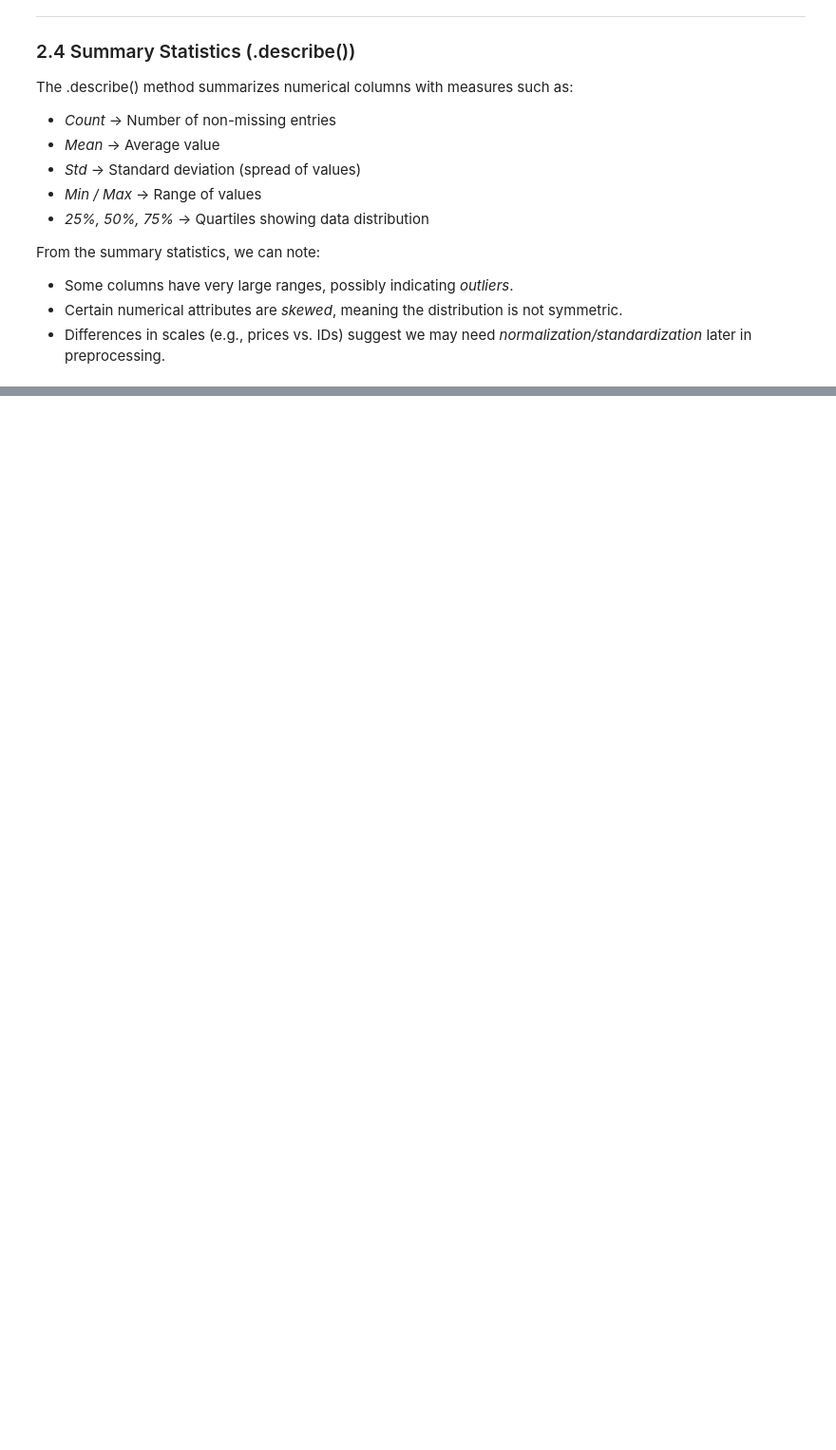
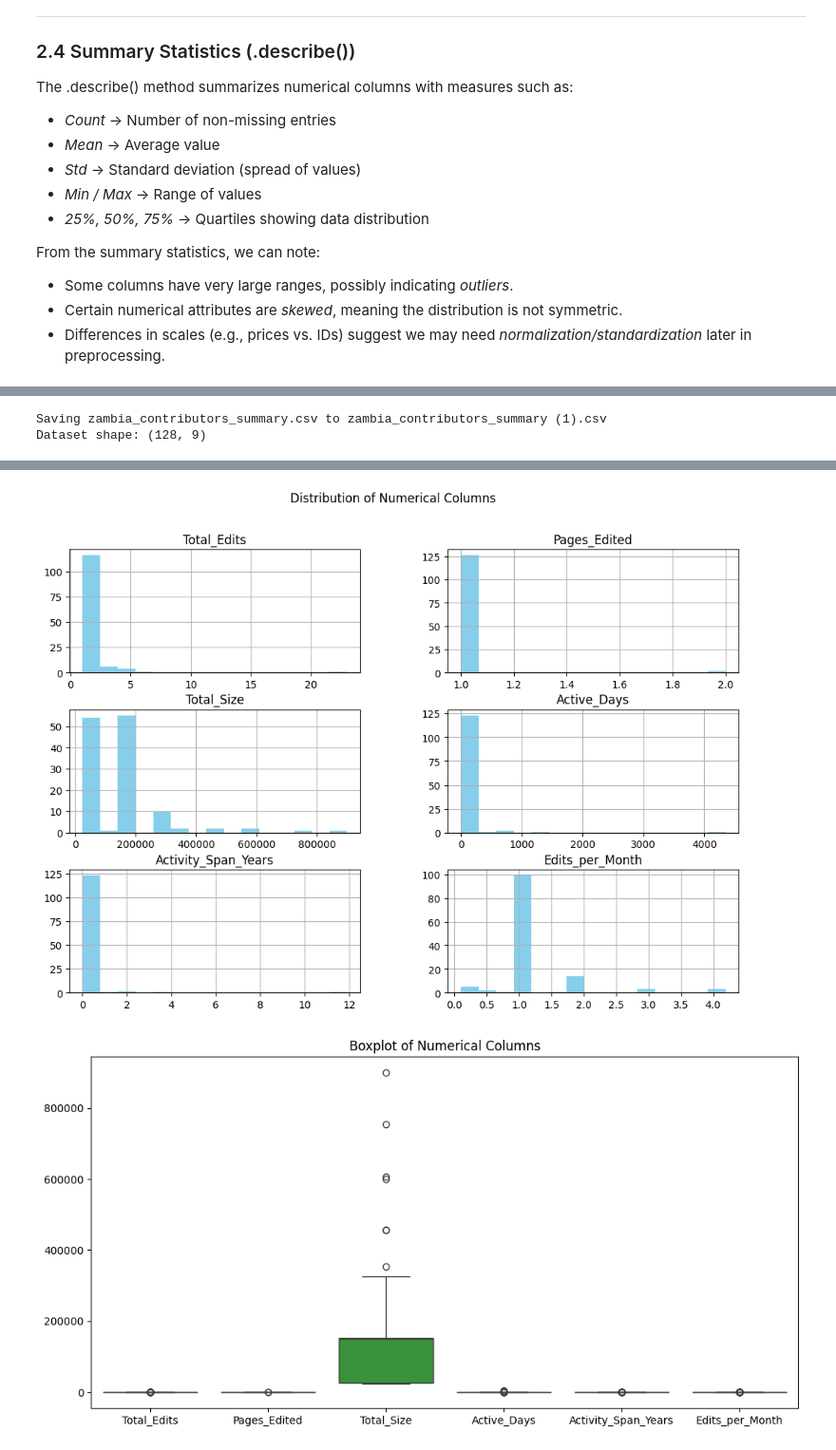
Before and after one commit to vee-22/victoriaWeb3, a Jupyter notebook: DataMining_project.ipynb, the cells around one changed output, grey strips where cells are left out. Shown: that part at 95% size. Drawn from its saved outputs; the diff is of its cells as text; code cells hidden in the pictures; blank space fills up the shorter version.

```diff
--- a/DataMining_project.ipynb
+++ b/DataMining_project.ipynb
@@ -236,0 +281,37 @@ FileNotFoundError: [Errno 2] No such file or directory: 'zambia_contributors_sum
+# %%
+# === Import Libraries ===
+import pandas as pd
+import matplotlib.pyplot as plt
+import seaborn as sns
+from google.colab import files
+
+# === Upload CSV from your computer ===
+uploaded = files.upload()  # select zambia_contributors_summary.csv when prompted
+
+# === Load dataset ===
+df = pd.read_csv("zambia_contributors_summary.csv")
+
+# === Quick preview ===
+print("Dataset shape:", df.shape)
+display(df.head(10))
+
+# === Identify numerical columns ===
+numerical_cols = ['Total_Edits', 'Pages_Edited', 'Total_Size', 'Active_Days', 'Activity_Span_Years', 'Edits_per_Month']
+
+# === Histograms for distributions ===
+df[numerical_cols].hist(figsize=(12,8), bins=15, color='skyblue')
+plt.suptitle("Distribution of Numerical Columns")
+plt.show()
+
+# === Boxplots for outlier detection ===
+plt.figure(figsize=(12,6))
+sns.boxplot(data=df[numerical_cols])
+plt.title("Boxplot of Numerical Columns")
+plt.show()
+
+# === Correlation heatmap ===
+plt.figure(figsize=(8,6))
+sns.heatmap(df[numerical_cols].corr(), annot=True, cmap="coolwarm", fmt=".2f")
+plt.title("Correlation Heatmap of Numerical Columns")
+plt.show()
+# %% [output]
@@ -236,0 +319,2 @@ FileNotFoundError: [Errno 2] No such file or directory: 'zambia_contributors_sum
+Saving zambia_contributors_summary.csv to zambia_contributors_summary (1).csv
+Dataset shape: (128, 9)
@@ -236,0 +332,2 @@ FileNotFoundError: [Errno 2] No such file or directory: 'zambia_contributors_sum
+[figure, added]
+[figure, added]
```
Also changed, not shown: parts of 72 cells of this notebook.
